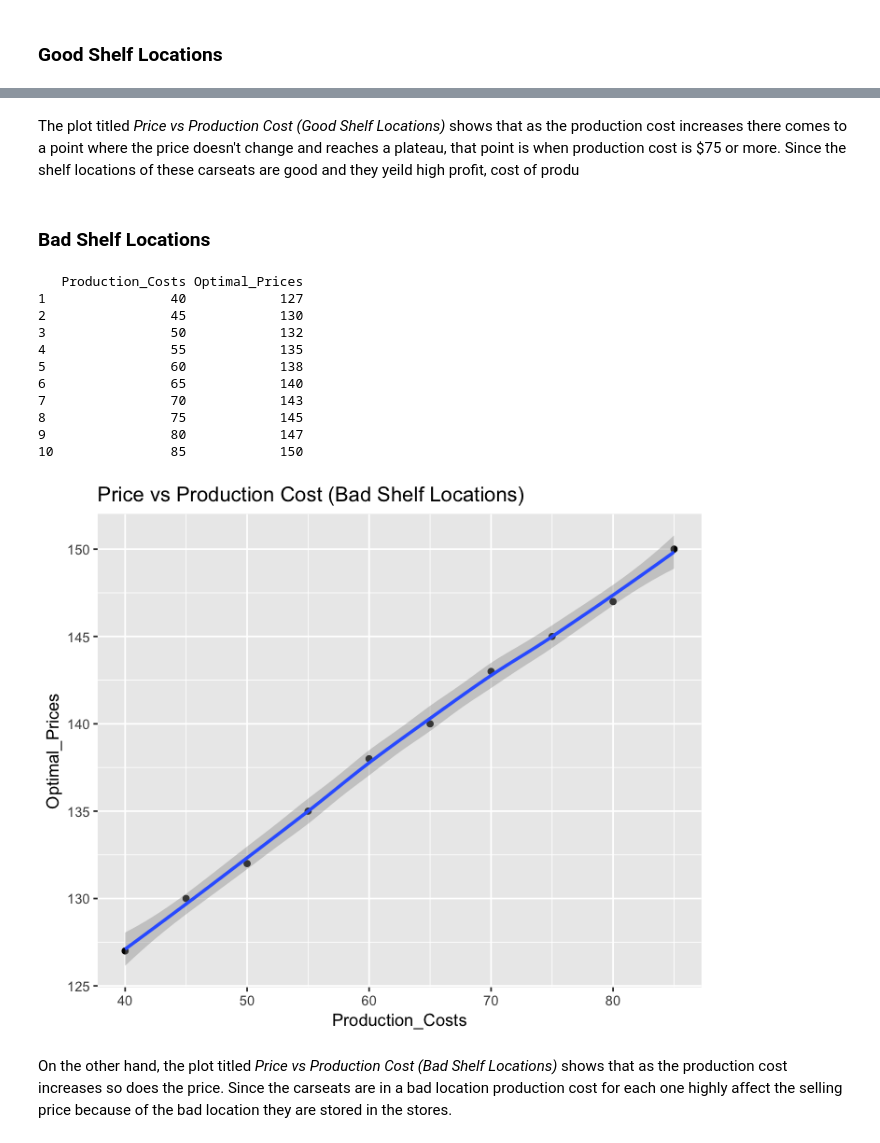
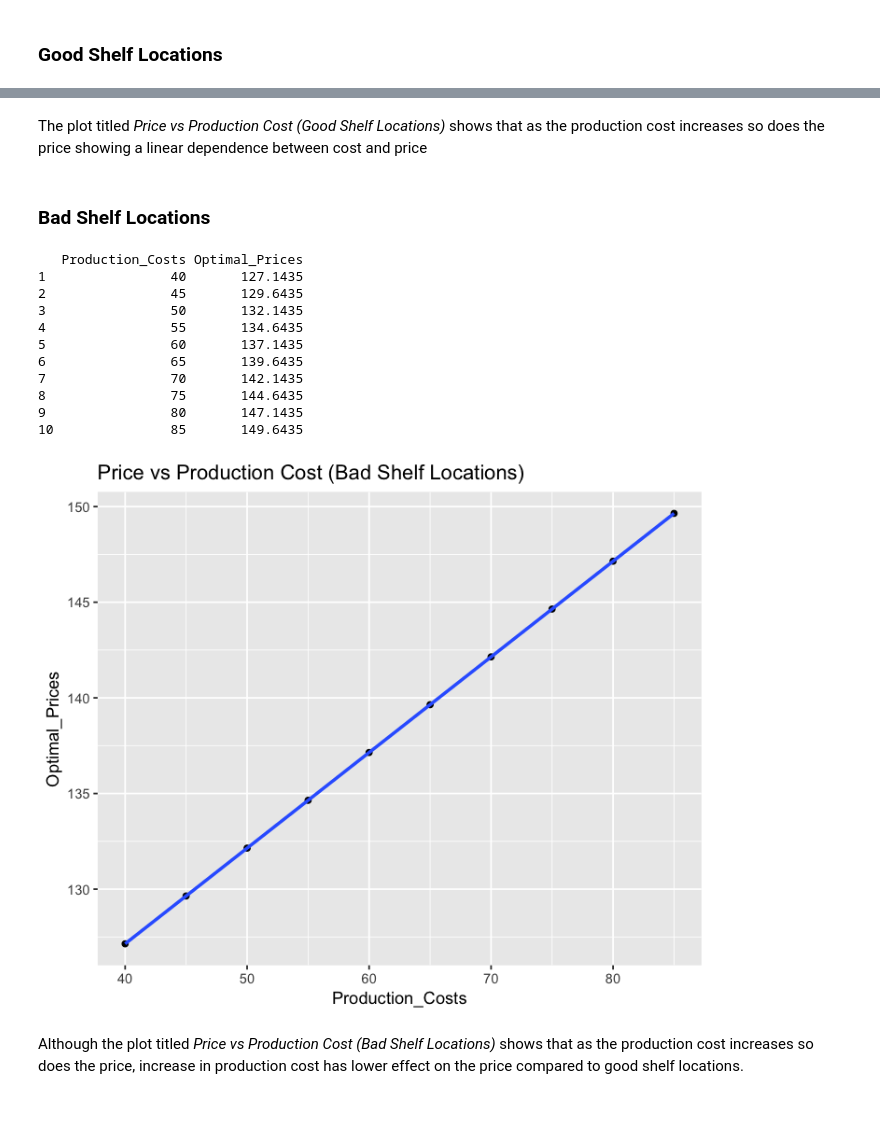
Before and after one commit to nicksspirit/MSBA, a Jupyter notebook: 64037/RNotebook/assignment_1_umuoh.ipynb, the cells around one changed output, grey strips where cells are left out. Drawn from its saved outputs; the diff is of its cells as text; code cells hidden in the pictures; blank space fills up the shorter version.

```diff
--- a/64037/RNotebook/assignment_1_umuoh.ipynb
+++ b/64037/RNotebook/assignment_1_umuoh.ipynb
@@ -49,0 +52,3 @@ where
+# %%
+safebabies_df <- safebabies_df %>% mutate(Sales = Sales * 1000)
+summary(safebabies_df)
@@ -101,6 +138,6 @@ Let's define a function called `total_profit` that we compute the $P_u$
 # %%
-total_profit <- function(prod_cost, price, theta_0, theta_1) {
-    return((price - prod_cost) * (theta_1 * price + theta_0))
+calc_optimal_price <- function(prod_cost, theta_0, theta_1) {
+    return(((-1 * theta_0) + (theta_1 * prod_cost)) / (2 * theta_1))
 }
 # %% [markdown]
 ### Optimal Price for Good Shelf Locations
@@ -218,16 +189,10 @@ prod_costs <- seq(40, 85, by = 5)
 good_optimal_prices <- c()
 
 local({
-    # Good shelf locations
+    # Good Shelf Locations
     for (prod_cost in prod_costs) {
-        good_df <- good_df %>% mutate(Profit_t = total_profit(prod_cost, Price, gtheta_0, gtheta_1))
-
-        good_optimal <- good_df %>%
-            filter(Profit_t == max(Profit_t) & Price > prod_cost) %>%
-            filter(Sales > 0 & Sales == max(Sales))
-
-
-        good_optimal_prices <- c(good_optimal_prices, good_optimal$Price)
+        optimal_price <- calc_optimal_price(prod_cost, gtheta_0, gtheta_1)
+        good_optimal_prices <- c(good_optimal_prices, optimal_price)
     }
 
     good_optimal_df <- data.frame(Production_Costs = prod_costs, Optimal_Prices = good_optimal_prices)
@@ -255,43 +220,38 @@ local({
 # %% [markdown]
-The plot titled _Price vs Production Cost (Good Shelf Locations)_ shows that as the production cost increases there comes to a point where the price doesn't change and reaches a plateau, that point is when production cost is $75 or more. Since the shelf locations of these carseats are good and they yeild high profit, cost of produ
+The plot titled _Price vs Production Cost (Good Shelf Locations)_ shows that as the production cost increases so does the price showing a linear dependence between cost and price
 # %% [markdown]
 ### Bad Shelf Locations
 # %%
 bad_optimal_prices <- c()
 
 local({
-    # Bad shelf locations
+    # Bad Shelf Locations
     for (prod_cost in prod_costs) {
-        bad_df <- bad_df %>% mutate(Profit_t = total_profit(prod_cost, Price, btheta_0, btheta_1))
-
-        bad_optimal <- bad_df %>%
-            filter(Profit_t == max(Profit_t) & Price > prod_cost) %>%
-            filter(Sales > 0 & Sales == max(Sales))
-
-        bad_optimal_prices <- c(bad_optimal_prices, bad_optimal$Price)
+        optimal_price <- calc_optimal_price(prod_cost, btheta_0, btheta_1)
+        bad_optimal_prices <- c(bad_optimal_prices, optimal_price)
     }
 
     bad_optimal_df <- data.frame(Production_Costs = prod_costs, Optimal_Prices = bad_optimal_prices)
 
     print(bad_optimal_df)
 
     ggplot(bad_optimal_df, aes(x = Production_Costs, y = Optimal_Prices)) +
         geom_point() +
         ggtitle("Price vs Production Cost (Bad Shelf Locations)") +
         geom_smooth(method = "loess")
 })
 # %% [output]
    Production_Costs Optimal_Prices
-1                40            127
-2                45            130
-3                50            132
-4                55            135
-5                60            138
-6                65            140
-7                70            143
-8                75            145
-9                80            147
-10               85            150
+1                40       127.1435
+2                45       129.6435
+3                50       132.1435
+4                55       134.6435
+5                60       137.1435
+6                65       139.6435
+7                70       142.1435
+8                75       144.6435
+9                80       147.1435
+10               85       149.6435
-[figure, old version]
+[figure, new version]
 # %% [markdown]
-On the other hand, the plot titled _Price vs Production Cost (Bad Shelf Locations)_ shows that as the production cost increases so does the price. Since the carseats are in a bad location production cost for each one highly affect the selling price because of the bad location they are stored in the stores.
+Although the plot titled _Price vs Production Cost (Bad Shelf Locations)_ shows that as the production cost increases so does the price, increase in production cost has lower effect on the price compared to good shelf locations.
```
Also changed, not shown: parts of 25 cells of this notebook.
